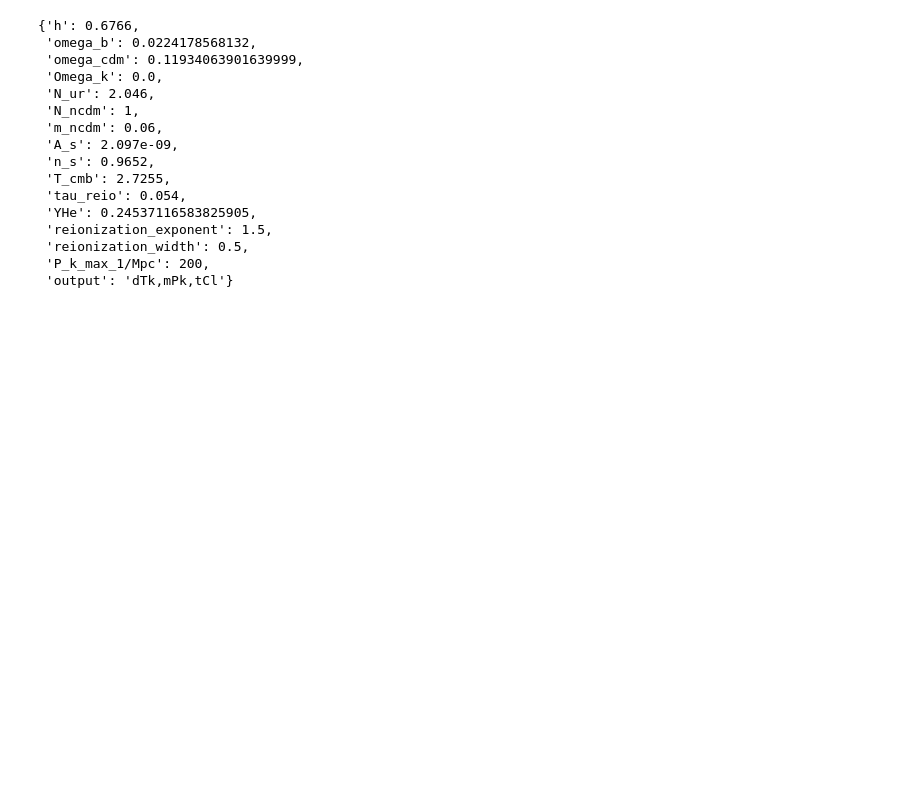
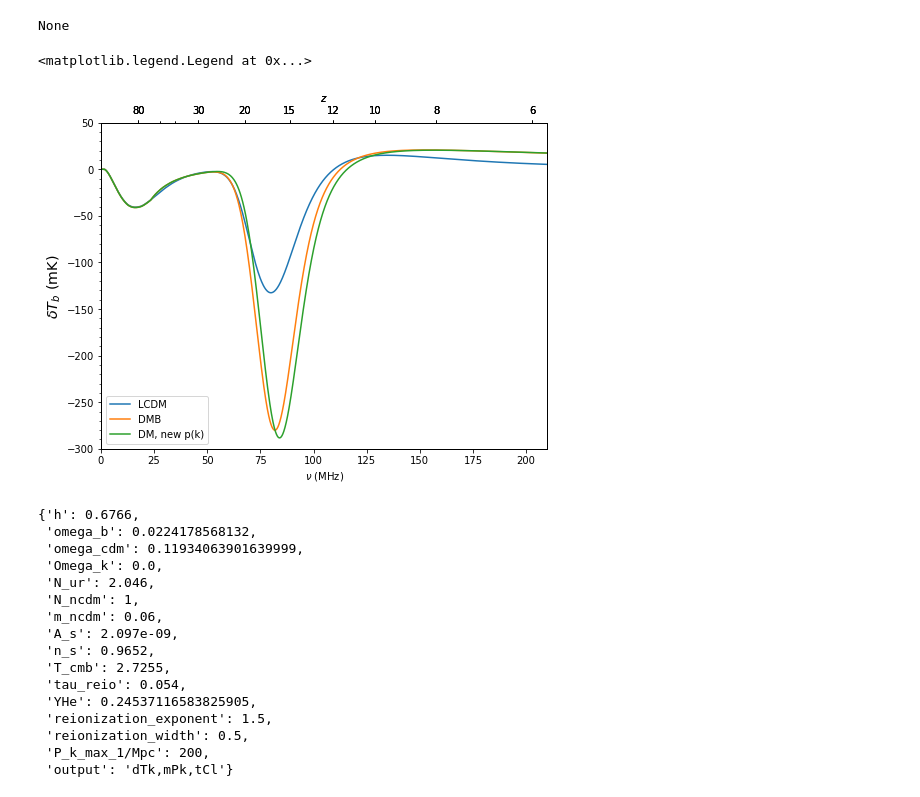
Before and after one commit to treydriskell/millicharge21cm, a Jupyter notebook: scratch/notebooks/dmb-explore.ipynb, the cells around one changed output. Cells and saved outputs as stored; diff of their text form; code cells hidden in the pictures; blank space fills up the shorter version.

```diff
--- a/scratch/notebooks/dmb-explore.ipynb
+++ b/scratch/notebooks/dmb-explore.ipynb
@@ -0,0 +4,9 @@
+# %%
+lcdm_cosmo = LCDMParams()
+dmb_cosmo = DMBParams()
+
+lcdm = ARESParams(lcdm_cosmo)
+dmb = ARESParams(dmb_cosmo)
+
+sim_lcdm = ares.simulations.Global21cm(**lcdm.all_kwargs)
+sim_dmb = ares.simulations.Global21cm(**dmb.all_kwargs)
@@ -0,0 +31,3 @@
+# %%
+sim_dmb.run()
+sim_lcdm.run()
@@ -0,0 +37,3 @@
+# %%
+dmb_newpk = ARESParams(dmb_cosmo, use_classy_pk=True)
+sim_dmb_newpk = ares.simulations.Global21cm(**dmb_newpk.all_kwargs)
@@ -1,3 +58,20 @@
+# %%
+sim_dmb_newpk.run()
+# %% [output]
+None
+# %%
+import matplotlib.pyplot as plt
+
+fig, ax = plt.subplots(figsize=(8,6))
+
+sim_lcdm.GlobalSignature(ax=ax, label=r'LCDM')
+sim_dmb.GlobalSignature(ax=ax, label=r'DMB')
+sim_dmb_newpk.GlobalSignature(ax=ax, label='DM, new p(k)')
+
+ax.legend()
+# %% [output]
+<matplotlib.legend.Legend at 0x...>
+[figure, added]
 # %%
 import ares
 import matplotlib.pyplot as plt
```
Also changed, not shown: parts of 16 cells of this notebook, 4 other files.
